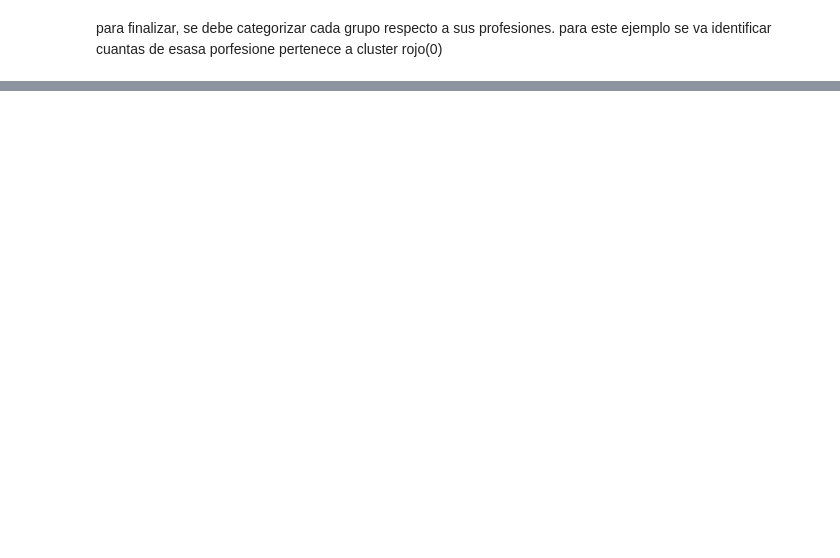
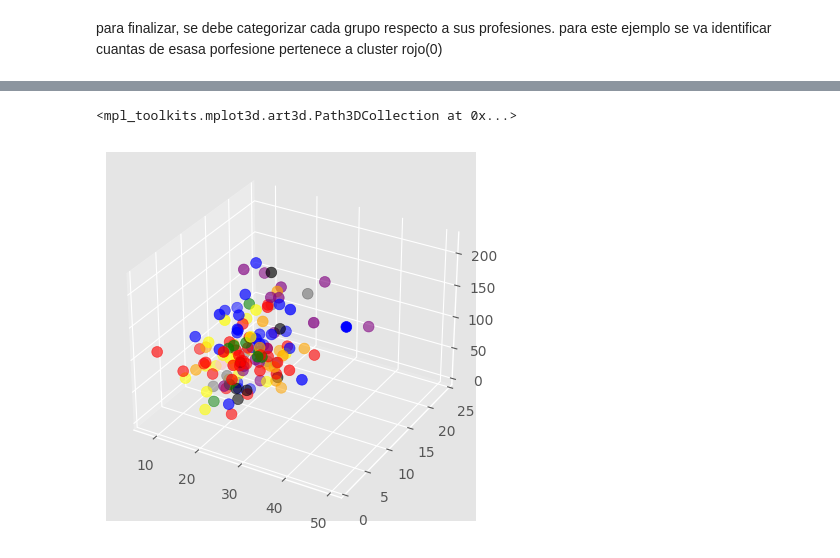
Before and after one commit to juan46buitrago/ia_2025, a Jupyter notebook: K_MEANS.ipynb, the cells around one changed output, grey strips where cells are left out. Drawn from its saved outputs; the diff is of its cells as text; code cells hidden in the pictures; blank space fills up the shorter version.

```diff
--- a/K_MEANS.ipynb
+++ b/K_MEANS.ipynb
@@ -250,0 +289,14 @@ print(new_labels)
+# %%
+fig = plt.figure()
+ax = fig.add_subplot(111, projection="3d")
+
+colores = ["blue","red","green","yellow","pink","black","orange","purple","grey","brown"]
+asignar2 = []
+
+for row in y2:
+    asignar2.append(colores[row-1])
+
+ax.scatter(X2[:,0], X2[:,1], X2[:,2], c=asignar2, s=60)
+# %% [output]
+<mpl_toolkits.mplot3d.art3d.Path3DCollection at 0x...>
+[figure, added]
```
Also changed, not shown: parts of 59 cells of this notebook.
